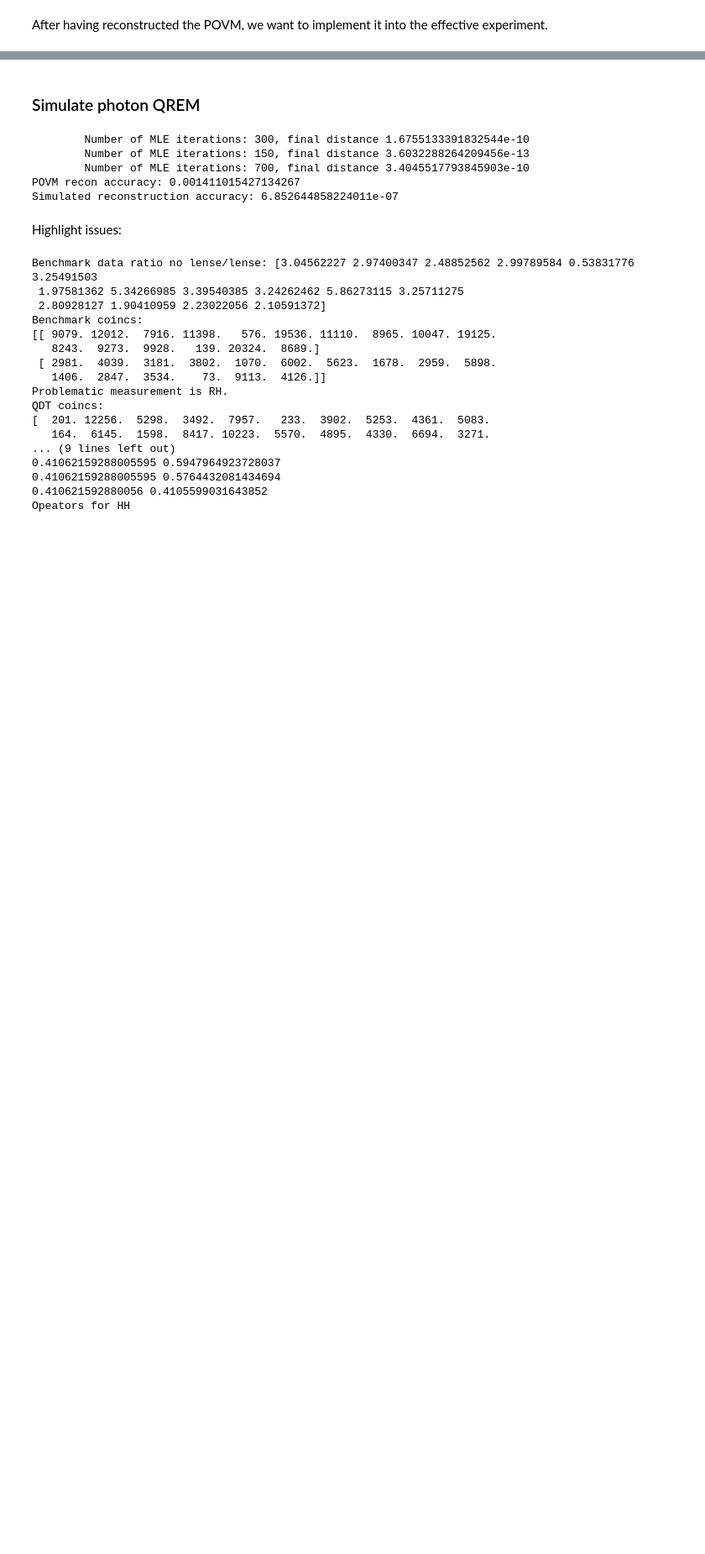
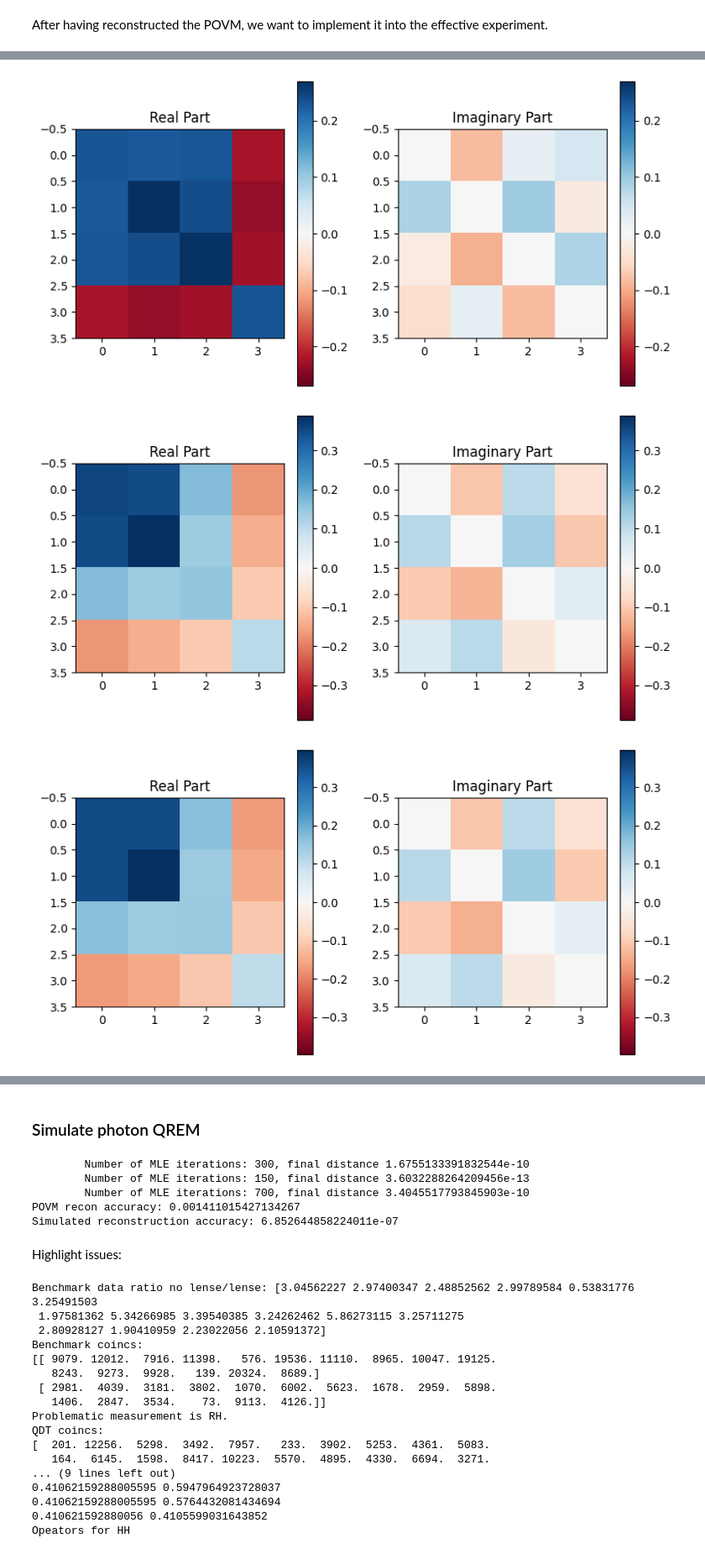
Before and after one commit to AdrianAasen/CREMST, a Jupyter notebook: Photon_REM.ipynb, the cells around one changed output, grey strips where cells are left out. Shown at 84% size. Drawn from its saved outputs; the diff is of its cells as text; code cells hidden in the pictures; blank space fills up the shorter version.

Commit message:
Update protocol to fit 3rd batch data

```diff
--- a/Photon_REM.ipynb
+++ b/Photon_REM.ipynb
@@ -271,2 +415,70 @@ Distance between true and expected povm [0.04416202993539567, 0.3056009069245872
 # %% [markdown]
 After having reconstructed the POVM, we want to implement it into the effective experiment.
+# %%
+path  = "Photon_REM/photonic QREM experimental data v3/12 HDVA with lens/HDVA_lens.mat"
+# paths = glob.glob(path)
+# benchmark_coinc_counts = np.array([np.loadtxt(p, skiprows=2) for p in paths])
+
+benchmark_dict = sp.io.loadmat(path)
+no_correction_rho = benchmark_dict['HDVA_lens']
+benchmark_coinc_counts = benchmark_dict['HDVA_lens_coincRaw'].T[0]
+print(benchmark_coinc_counts)
+# Createing the error mitigated operator list
+
+coincidene_order_QST = ['HH', 'HV', 'VV', 'VH',
+                        'RH', 'RV', 'DV', 'DH',
+                        'DR', 'DD', 'RD', 'HD',
+                        'VD', 'VL', 'HL', 'RL']
+
+# First operators is perfect, second will be taken from reconstruction.
+#[[H,V],[R,L],[D,A]]
+no_lens_dict = {
+    'H': exp_povm_traced_down_calib_no_lens[0].get_POVM()[0],
+    'V': exp_povm_traced_down_calib_no_lens[0].get_POVM()[1],
+    'L': exp_povm_traced_down_calib_no_lens[1].get_POVM()[0],
+    'R': exp_povm_traced_down_calib_no_lens[1].get_POVM()[1],
+    'D': exp_povm_traced_down_calib_no_lens[2].get_POVM()[0],
+    'A': exp_povm_traced_down_calib_no_lens[2].get_POVM()[1]
+}
+exp_povm_ideal_calib_lens
+lens_dict = {
+    'H' : exp_povm_traced_down_calib_lens[0].get_POVM()[0],
+    'V' : exp_povm_traced_down_calib_lens[0].get_POVM()[1],
+    'L' : exp_povm_traced_down_calib_lens[1].get_POVM()[0],
+    'R' : exp_povm_traced_down_calib_lens[1].get_POVM()[1],
+    'D' : exp_povm_traced_down_calib_lens[2].get_POVM()[0],
+    'A' : exp_povm_traced_down_calib_lens[2].get_POVM()[1]
+
+}
+# Create the operator list for 2 qubit QREM
+#coincidence_op_list = np.array([np.kron(ph.photon_label_to_operator(name[0])[0], QREM_op_dict[name[1]]) for name in coincidene_order_QST])
+coincidence_op_no_lens = np.array([np.kron(ph.photon_label_to_operator(name[0])[0], no_lens_dict[name[1]]) for name in coincidene_order_QST])
+#print(coincidence_op_list)
+print(np.sum(coincidence_op_no_lens, axis=0))
+#QREM_rho = ph.coincidence_to_states(benchmark_coinc_counts, coincidence_op_list)
+
+
+mult_vector = np.array([1,1,2,2,1,1,1,1,1,1,1,1,2,2,1,1])
+print(benchmark_coinc_counts)
+new_coinc = np.einsum('i,i->i',mult_vector, benchmark_coinc_counts)
+
+
+benchmark_ideal_POVM = ph.coincidence_to_states(new_coinc, QST_op_order)
+benchmark_no_lens = ph.coincidence_to_states(benchmark_coinc_counts, coincidence_op_no_lens)
+#print(calib_rhos_exp)
+noisy_rho = calib_rhos_exp[2]
+
+true_state = ideal_calib_rho[1]
+print(sf.qubit_infidelity(benchmark_no_lens, noisy_rho))
+print(sf.qubit_infidelity(no_correction_rho, noisy_rho))
+print(sf.qubit_infidelity(benchmark_ideal_POVM, noisy_rho))
+
+#print(f'Comparing accuracy between QREM and no QREM: {sf.qubit_infidelity(QREM_rho, benchmark_ideal_POVM)}')
+#print(f'Comparing accuracy between no lense and QREM lense: {sf.qubit_infidelity(benchmark_rho_nolense, QREM_rho)}')
+#vis.visualize_state(QREM_rho)
+vis.visualize_state(noisy_rho)
+vis.visualize_state(benchmark_no_lens)
+vis.visualize_state(no_correction_rho)
+vis.visualize_state(benchmark_ideal_POVM)
+#vis.visualize_state(benchmark_rho_nolense - QREM_rho)
+# %% [output]
@@ -272,0 +502,3 @@ After having reconstructed the POVM, we want to implement it into the effective
+[figure, added]
+[figure, added]
+[figure, added]
```
Also changed, not shown: parts of 9 cells of this notebook, 1 other file.
